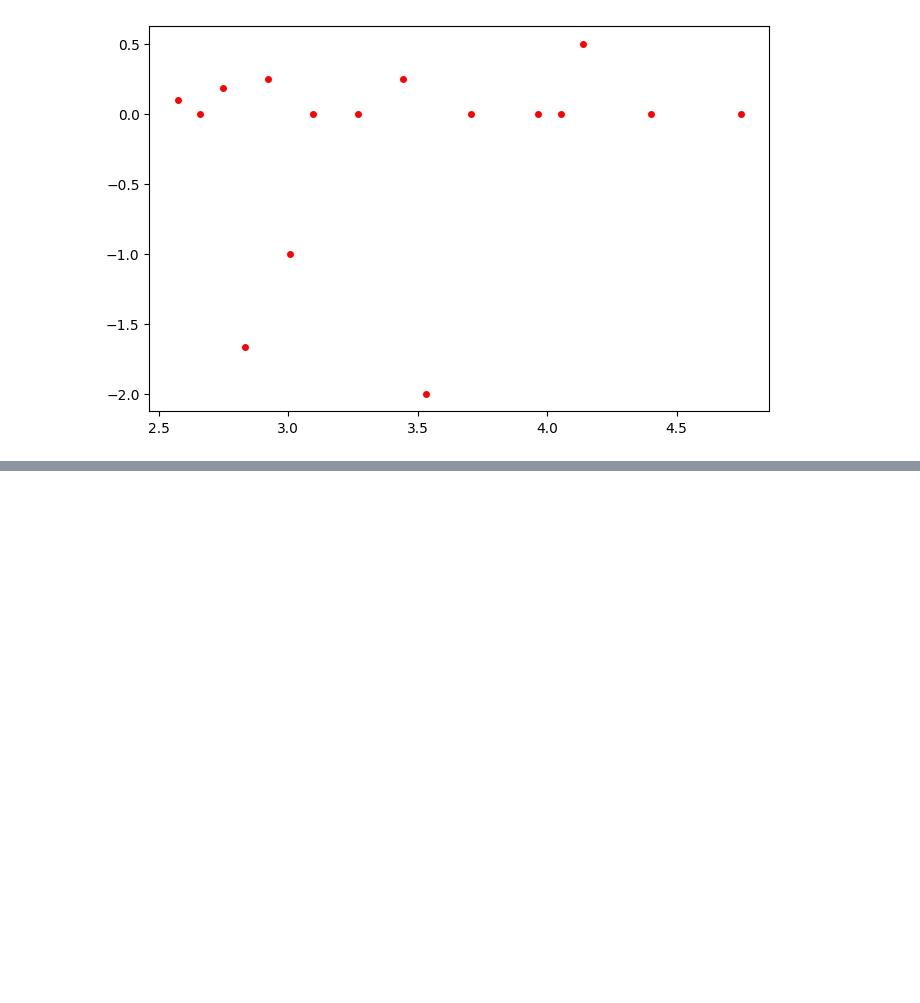
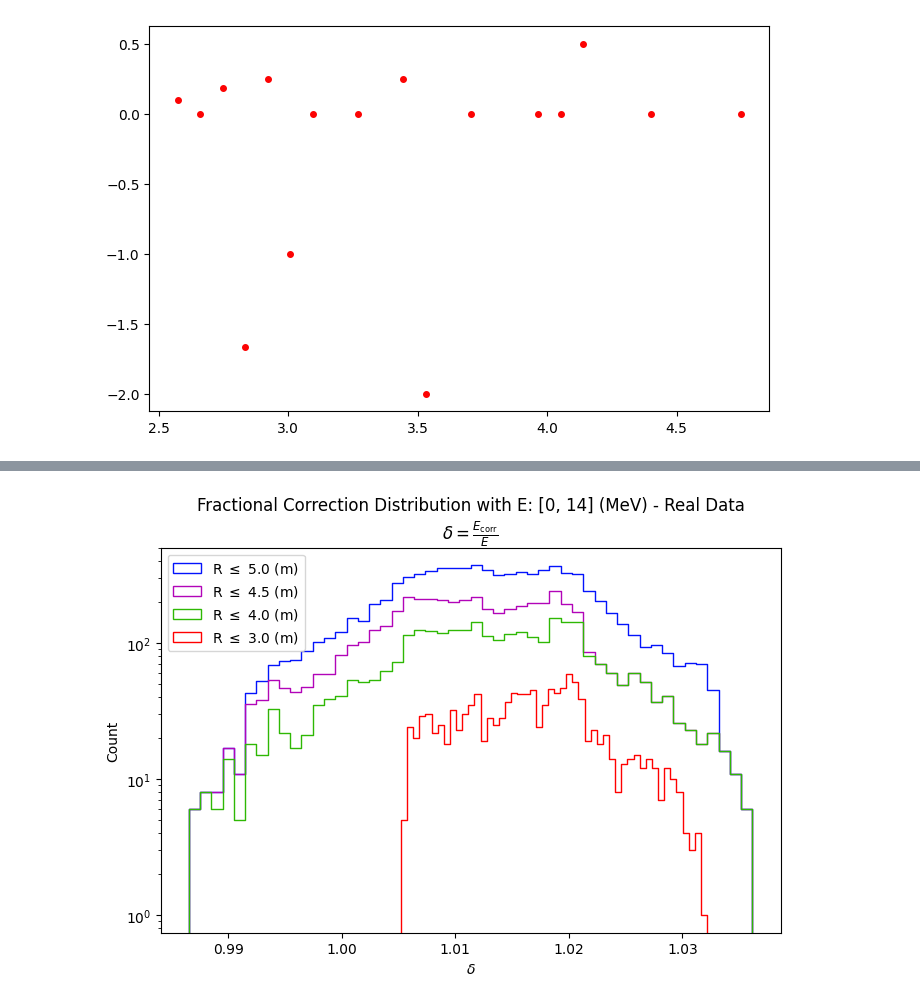
Before and after one commit to joankl/Solar-Neutrinos-Project, a Jupyter notebook: real data analysis/bisMSB/Energy Callibrator Analysis.ipynb, the cells around one changed output, grey strips where cells are left out. Saved outputs shown, nothing was run; the diff lists cells and outputs as text; code cells hidden in the pictures; blank space fills up the shorter version.

Commit message:
Updating files
Adding analysis of energy callibrator for real data and uploading gitignore file

```diff
--- a/real data analysis/bisMSB/Energy Callibrator Analysis.ipynb
+++ b/real data analysis/bisMSB/Energy Callibrator Analysis.ipynb
@@ -43,7 +43,7 @@ posr = obs_dict_data['posr_av']
 # %% [markdown]
 # Plots for Various Radial Cuts
 # %%
-r_cut = [5500, 5000, 4500, 3500]  # Radial cut list to test
+r_cut = [5000, 4500, 4000, 3000]  # Radial cut list to test
 r_cut_colors = ['#0313fc', '#b204b8', '#2eb804', '#ff0000']
 # %% [markdown]
 ## Raw Spectrum
@@ -163,0 +177,55 @@ ValueError: zero-size array to reduction operation minimum which has no identity
+# %%
+import matplotlib as mpl
+mpl.rcParams['agg.path.chunksize'] = 10000
+
+# === Energy Cut ===
+en_inf_cut = 0
+en_sup_cut = 14
+
+bins = 50
+
+plt.figure(figsize=(8,5))
+
+for i_dx, r_cut_i in enumerate(r_cut):
+
+    # ==== Apply Cuts ====
+    posr_mask = (posr <= r_cut_i)
+    energy_mask = (energy >= en_inf_cut) & (energy <= en_sup_cut)
+
+    cut_mask = posr_mask & energy_mask
+
+    # ---- Select the Data ----
+    energy_cut = energy[cut_mask]
+    energy_corr_cut = energy_corr[cut_mask]
+
+
+    # ==== Residual Computation ====
+    #residual = (energy_b8_nue_cut - energy_corr_b8_nue_cut)/energy_b8_nue_cut
+    #residual = (energy_b8_nue_cut - energy_corr_b8_nue_cut)
+    residual = energy_corr_cut/energy_cut
+
+    sn.histplot(residual, bins = bins, color = r_cut_colors[i_dx], alpha = 0, element = 'step', label = rf'R $\leq$ {r_cut_i*10**(-3)} (m)')
+
+
+    #plt.scatter(energy_b8_nue_cut, residual, marker = '.', color = r_cut_colors[i_dx], label = rf'R $\leq$ {r_cut_i*10**-3} (m)')
+
+#plt.plot([0, 14], [0, 0], '--', color = 'gray')
+#plt.plot([5, 5], [-10, 10], '--', color = 'gray')
+
+plt.legend(loc='best')
+
+#plt.xlim(0, 14)
+#plt.ylim(-1.1, 0.5)
+
+#plt.xlabel('Energy (MeV)')
+plt.xlabel(r'$\delta$')
+plt.title(f'Fractional Correction Distribution with E: [{en_inf_cut}, {en_sup_cut}] (MeV) - Real Data' + '\n' + r'$\delta = \frac{E_\text{corr}}{E}$')
+
+plt.yscale('log')
+
+plt.savefig(f'fractional_corr_E_{en_inf_cut}_{en_sup_cut}.png', format = 'png', dpi = 3000)
+
+#plt.grid()
+plt.show()
+# %% [output]
+[figure, added]
```
Also changed, not shown: parts of 1 cell of this notebook, 1 other file.
